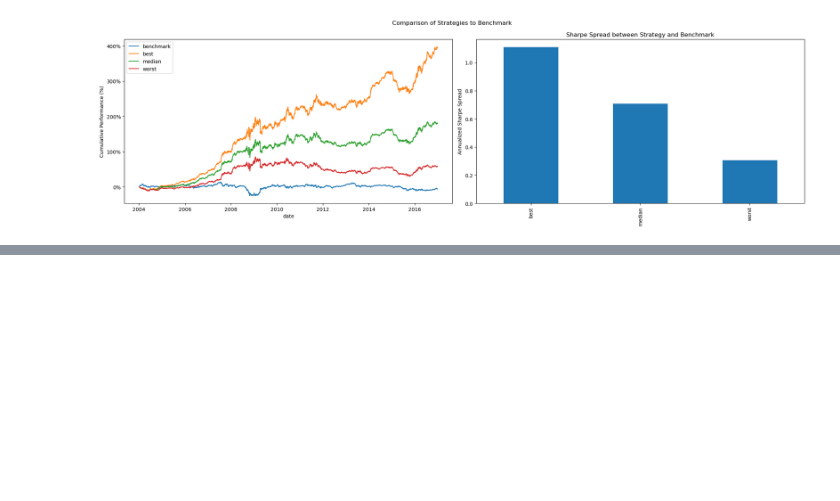
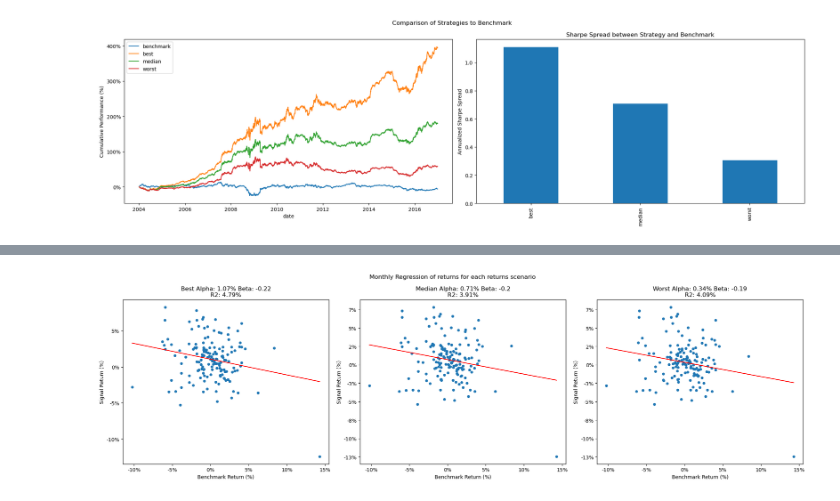
Before and after one commit to diegodalvarez/FXCarryCitiSurprise, a Jupyter notebook: root/notebook/PCAOLSBacktest.ipynb, the cells around one changed output, grey strips where cells are left out. Drawn from its saved outputs; the diff is of its cells as text; code cells hidden in the pictures; blank space fills up the shorter version.

```diff
--- a/root/notebook/PCAOLSBacktest.ipynb
+++ b/root/notebook/PCAOLSBacktest.ipynb
@@ -389,0 +444,50 @@ plot_best_worst_benchmark_comparison(df_best_worst)
+# %%
+def plot_regression(df_regression: pd.DataFrame) -> plt.Figure:
+
+    groups    = df_regression.group.drop_duplicates().sort_values().to_list()
+    fig, axes = plt.subplots(ncols = len(groups), figsize = (20,6))
+
+    for group, ax in zip(groups, axes.flatten()):
+
+        df_tmp = (df_regression.query(
+            "group == @group").
+            drop(columns = ["group"]).
+            set_index("date"))
+
+        model = (sm.OLS(
+            endog = df_tmp.signal_rtn,
+            exog  = sm.add_constant(df_tmp.benchmark)).
+            fit())
+
+        alpha, beta = model.params
+        rsquared    = model.rsquared
+
+        (df_tmp.plot(
+            ax     = ax,
+            kind   = "scatter",
+            x      = "benchmark",
+            y      = "signal_rtn",
+            ylabel = "Signal Return (%)",
+            xlabel = "Benchmark Return (%)",
+            title  = "{} Alpha: {}% Beta: {}\nR2: {}%".format(
+                group.capitalize(),
+                round(alpha * 100, 2),
+                round(beta, 2),
+                round(rsquared * 100, 2))))
+
+        x = np.linspace(
+            start = df_tmp.benchmark.min(),
+            stop  = df_tmp.benchmark.max(),
+            num   = 1_000)
+
+        y = (x * beta) + alpha
+        ax.plot(x, y, color = "red")
+        ax.yaxis.set_major_formatter(FuncFormatter(lambda x, _: f"{x * 100:.0f}%"))
+        ax.xaxis.set_major_formatter(FuncFormatter(lambda x, _: f"{x * 100:.0f}%"))
+
+    fig.suptitle("Monthly Regression of returns for each returns scenario")
+    plt.tight_layout()
+
+plot_regression(df_regression)
+# %% [output]
+[figure, added]
```
Also changed, not shown: parts of 4 cells of this notebook.
